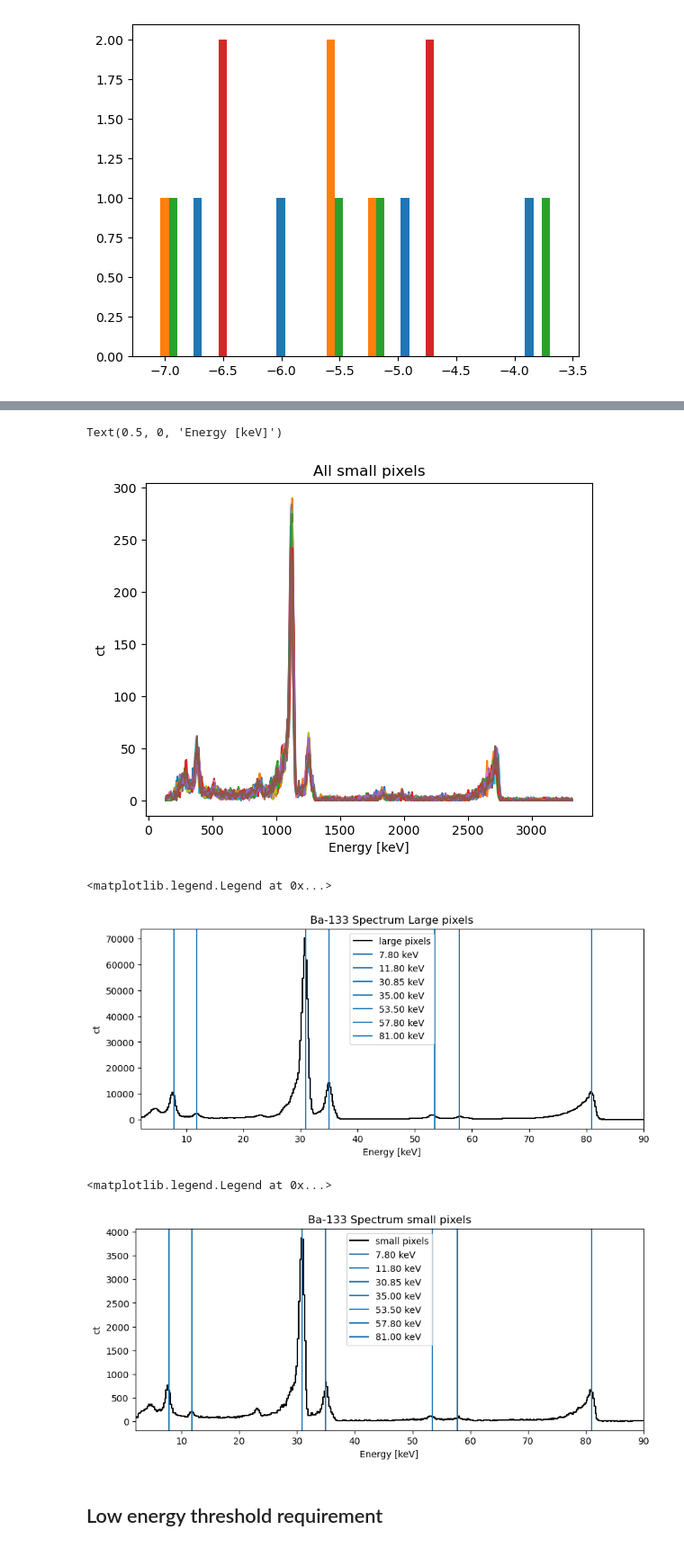
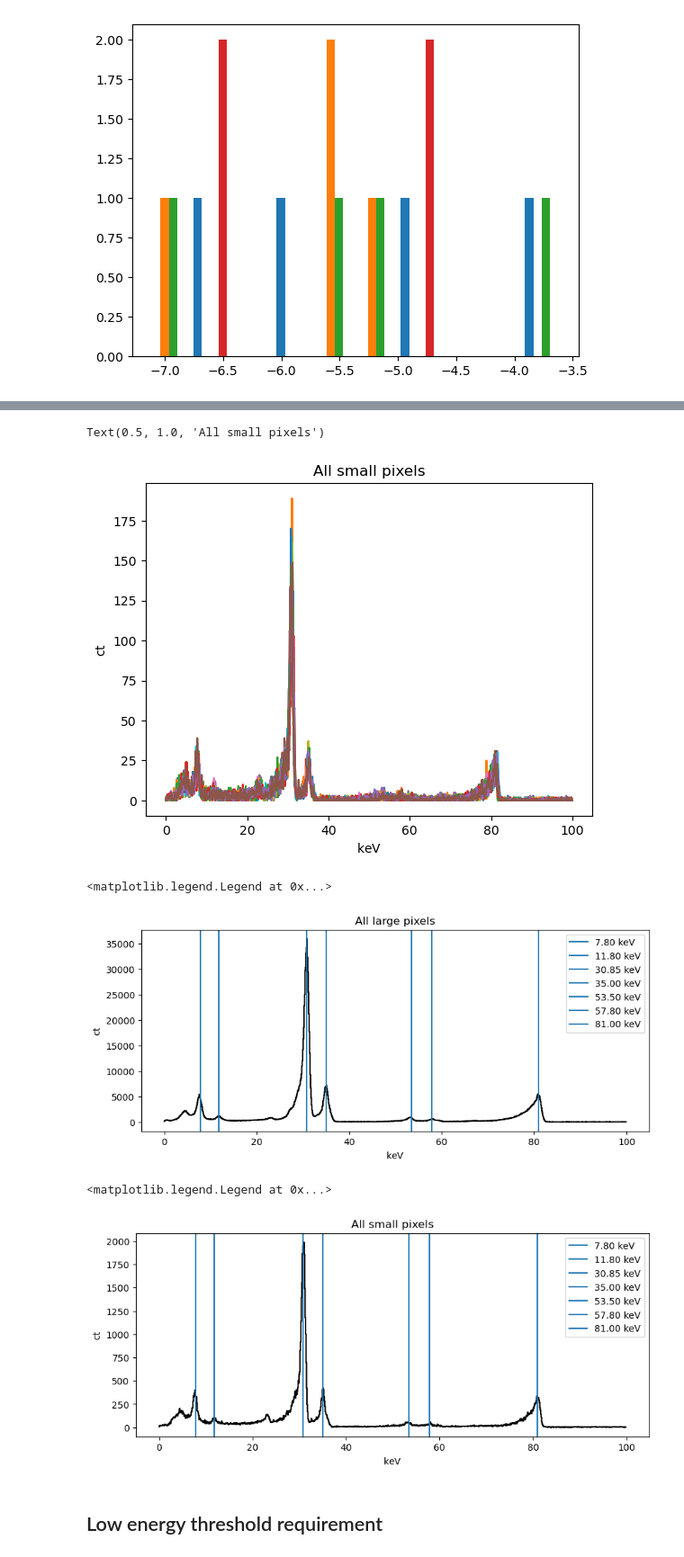
Before and after one commit to PADRESat/meddea_notebooks, a Jupyter notebook: calibration/20250706_energy_calibration_phlist.ipynb, the cells around one changed output, grey strips where cells are left out. Shown: that part at 90% size. Saved outputs shown, nothing was run; the diff lists cells and outputs as text; code cells hidden in the pictures.

```diff
--- a/calibration/20250706_energy_calibration_phlist.ipynb
+++ b/calibration/20250706_energy_calibration_phlist.ipynb
@@ -191,5 +193,8 @@ PhotonList (1,437,017 events)
 2025-01-30 11:05:59.808    13858 ... 1692.7083333333333 1888.7362637362637
 2025-01-30 11:05:59.893    13859 ...  1574.834367070764 1742.3385839051778
 2025-01-30 11:05:59.983    13860 ... 1768.5412379293969 1983.9948499378443}
+# %%
+all_pixel_list = PixelList().all()
+all_pixel_list
 # %%
 fig, ax = plt.subplots()
@@ -213,7 +215,6 @@ Text(0.5, 1.0, 'det0 pixel0')
 # %%
-asic = 0
-pixel_num = 0
-this_spec = ph_list.spectrum(asic_num=asic, pixel_num=pixel_num)
+select_pixel = PixelList(asics=[0], pixels=[0])
+this_spec = ph_list.spectrum(pixel_list=select_pixel)
 f = cal.get_calfunc_barium_rough(this_spec, plot=True)
 # %% [output]
 [figure]
@@ -275,57 +261,36 @@ Text(0.5, 0, 'Energy [keV]')
 # %%
-spec_num = 0
 fig, ax = plt.subplots()
-for this_asic in range(4):
-    for this_pixel in range(8, 12):
-        this_spec = ph_list.calspectrum(
-            asic_num=this_asic, pixel_num=this_pixel, bins=energy_bins
-        )
-        if spec_num == 0:
-            total_sm_spec = this_spec
-        else:
-            total_sm_spec.data += this_spec.data
-        ax.plot(
-            f(this_spec.spectral_axis.value),
-            this_spec.flux,
-            label=f"det{this_asic} pixel{this_pixel}",
-        )
-        spec_num += 1
+for this_pixel in all_pixel_list.select_small():
+    this_spec = ph_list.spectrum(pixel_list=this_pixel, calibrate=True)
+    ax.plot(this_spec.spectral_axis, this_spec.flux)
 plt.title("All small pixels")
-plt.xlabel("Energy [keV]")
 # %% [output]
-Text(0.5, 0, 'Energy [keV]')
+Text(0.5, 1.0, 'All small pixels')
-[figure, old version]
+[figure, new version]
 # %%
 ba_line_energies = [7.8, 11.8, 30.85, 35, 53.5, 57.8, 81] * u.keV
 # %%
 fig, ax = plt.subplots(figsize=(10, 4))
-ax.step(total_lg_spec.spectral_axis.value, total_lg_spec.flux, color="black", label='large pixels')
-plt.xlim(2, 90)
-plt.xlabel("Energy [keV]")
-plt.title("Ba-133 Spectrum Large pixels")
+large_pix_spec = ph_list.spectrum(pixel_list=all_pixel_list.select_large(), calibrate=True)
+ax.step(large_pix_spec.spectral_axis, large_pix_spec.flux, color='black')
+plt.title("All large pixels")
 for this_energy in ba_line_energies:
     ax.axvline(this_energy, label=f"{this_energy:0.2f}")
 plt.legend()
 # %% [output]
 <matplotlib.legend.Legend at 0x...>
-[figure, old version]
+[figure, new version]
 # %%
 fig, ax = plt.subplots(figsize=(10, 4))
-ax.step(
-    total_sm_spec.spectral_axis.value,
-    total_sm_spec.flux,
-    color="black",
-    label="small pixels",
-)
-plt.xlim(2, 90)
-plt.xlabel("Energy [keV]")
-plt.title("Ba-133 Spectrum small pixels")
+small_pix_spec = ph_list.spectrum(pixel_list=all_pixel_list.select_small(), calibrate=True)
+ax.step(small_pix_spec.spectral_axis, small_pix_spec.flux, color='black')
+plt.title("All small pixels")
 for this_energy in ba_line_energies:
     ax.axvline(this_energy, label=f"{this_energy:0.2f}")
 plt.legend()
 # %% [output]
 <matplotlib.legend.Legend at 0x...>
-[figure, old version]
+[figure, new version]
 # %% [markdown]
 ## Low energy threshold requirement
 # %%
```
Also changed, not shown: parts of 26 cells of this notebook.
